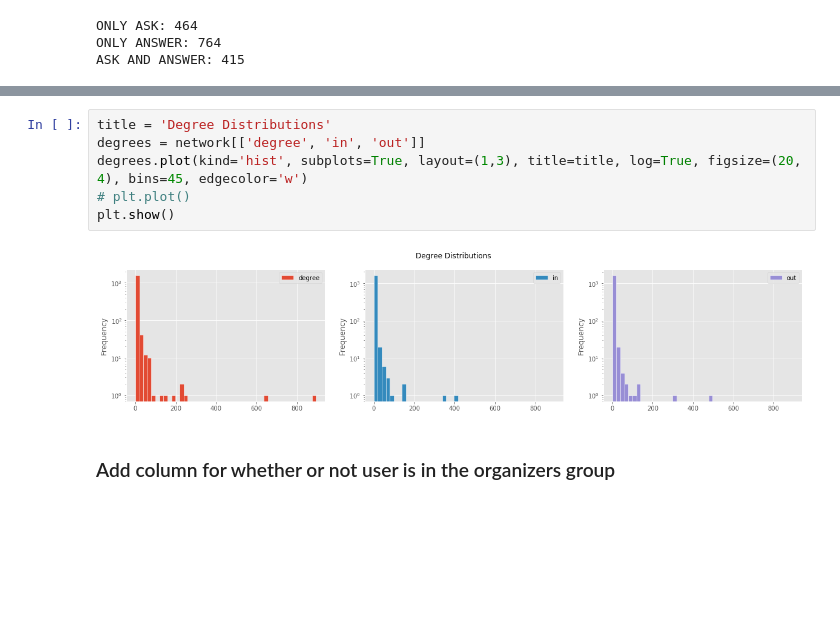
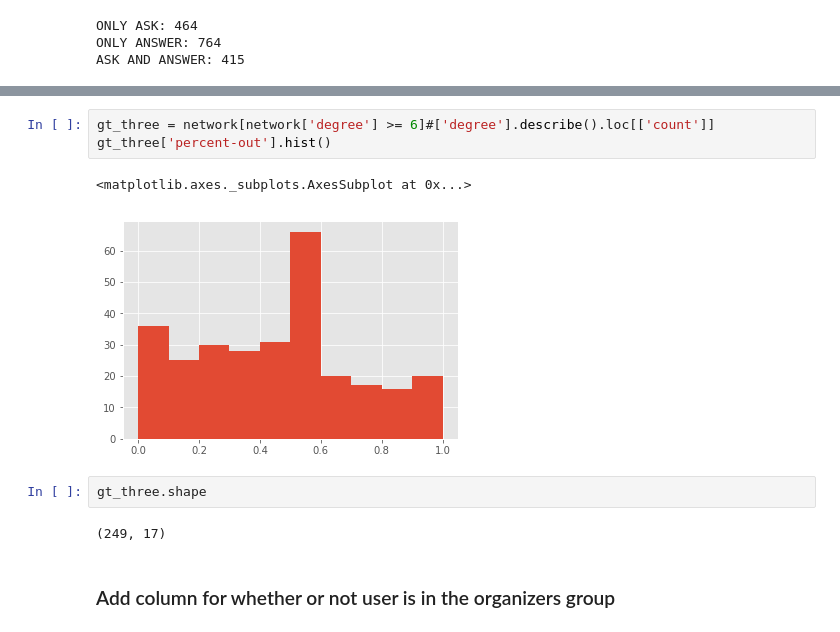
Before and after one commit to skilfullycurled/plots-googlegroups, a Jupyter notebook: results.ipynb, the cells around one changed output, grey strips where cells are left out. Saved outputs shown, nothing was run; the diff lists cells and outputs as text; blank space fills up the shorter version.

Commit message:
clf w/ different degree cut off

```diff
--- a/results.ipynb
+++ b/results.ipynb
@@ -107,11 +98,13 @@ ask_answer['percent-out'].hist(bins=15)
-# %%
-title = 'Degree Distributions'
-degrees = network[['degree', 'in', 'out']]
-degrees.plot(kind='hist', subplots=True, layout=(1,3), title=title, log=True, figsize=(20, 4), bins=45, edgecolor='w')
-# plt.plot()
-plt.show()
-# %% [output]
-[figure, removed]
+# %%
+gt_three = network[network['degree'] >= 6]#['degree'].describe().loc[['count']]
+gt_three['percent-out'].hist()
+# %% [output]
+<matplotlib.axes._subplots.AxesSubplot at 0x...>
+[figure, added]
+# %%
+gt_three.shape
+# %% [output]
+(249, 17)
 # %% [markdown]
 ### Add column for whether or not user is in the organizers group
 # %%
```
Also changed, not shown: parts of 25 cells of this notebook.
